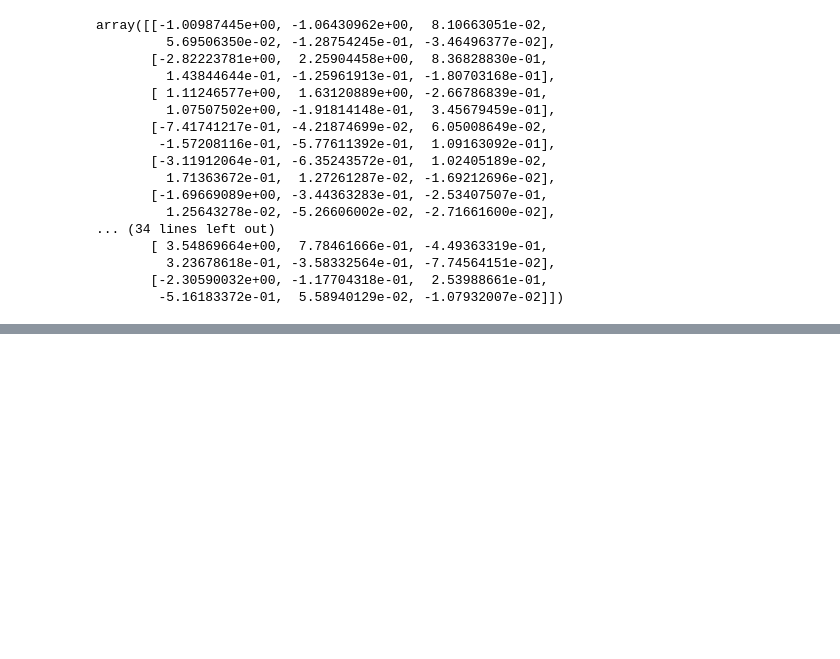
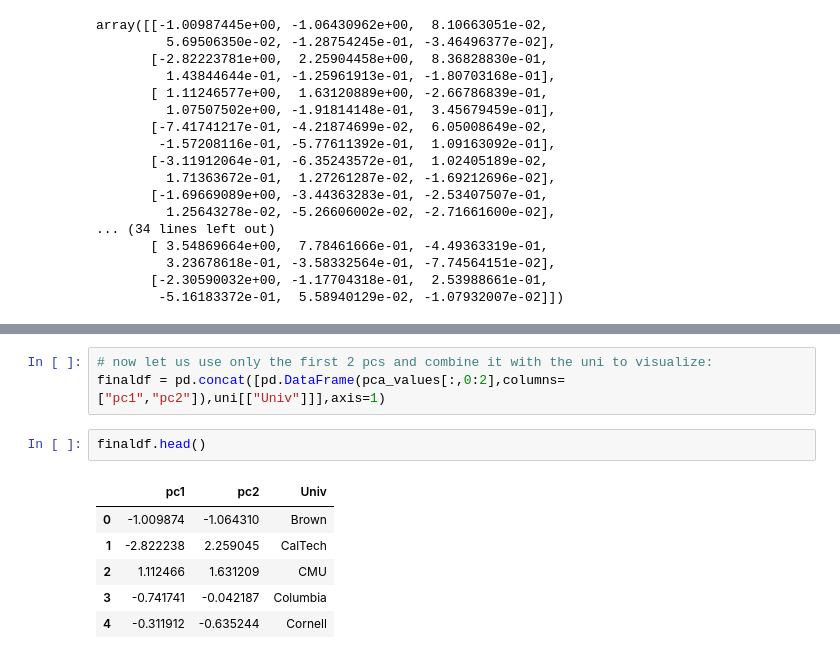
Before and after one commit to Aashrit77/Python, a Jupyter notebook: PCA.ipynb, the cells around one changed output, grey strips where cells are left out. Cells and saved outputs as stored; diff of their text form; blank space fills up the shorter version.

```diff
--- a/PCA.ipynb
+++ b/PCA.ipynb
@@ -140,0 +165,12 @@ array([[-0.45774863, -0.42714437,  0.42430805,  0.39064831, -0.36252316,
+# %%
+# now let us use only the first 2 pcs and combine it with the uni to visualize:
+finaldf = pd.concat([pd.DataFrame(pca_values[:,0:2],columns=["pc1","pc2"]),uni[["Univ"]]],axis=1)
+# %%
+finaldf.head()
+# %% [output]
+|  | pc1 | pc2 | Univ |
+| 0 | -1.009874 | -1.064310 | Brown |
+| 1 | -2.822238 | 2.259045 | CalTech |
+| 2 | 1.112466 | 1.631209 | CMU |
+| 3 | -0.741741 | -0.042187 | Columbia |
+| 4 | -0.311912 | -0.635244 | Cornell |
```
Also changed, not shown: parts of 9 cells of this notebook.
